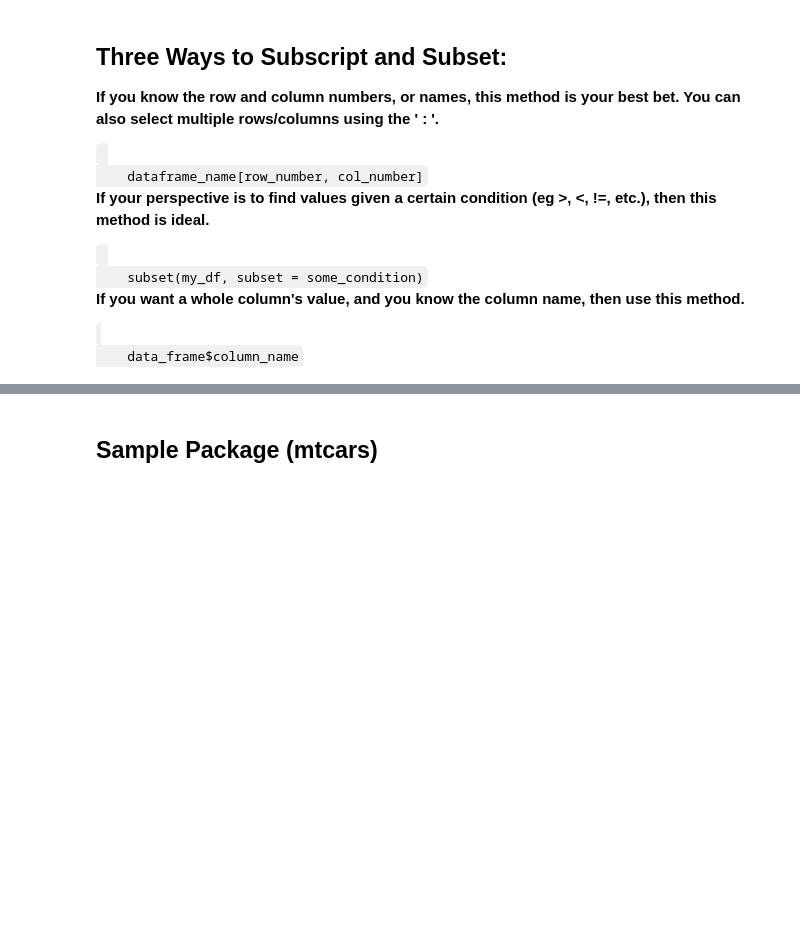
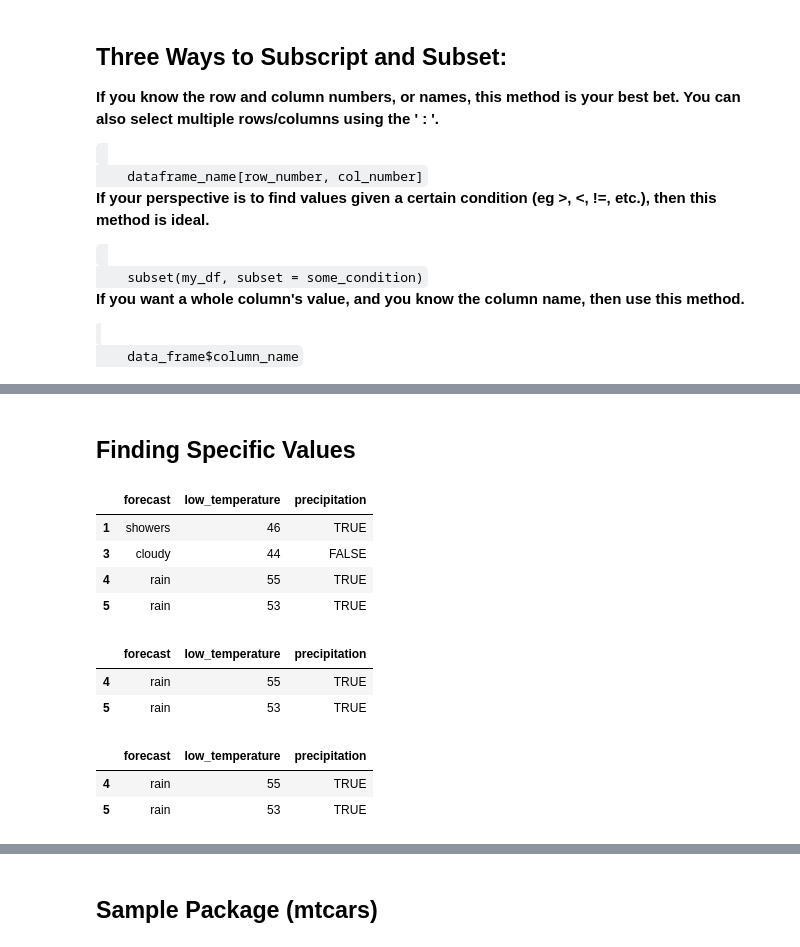
Before and after one commit to JasonFreeberg/R_Tutorials, a Jupyter notebook: Week4.ipynb, the cells around one changed output, grey strips where cells are left out. Drawn from its saved outputs; the diff is of its cells as text; code cells hidden in the pictures; blank space fills up the shorter version.

```diff
--- a/Week4.ipynb
+++ b/Week4.ipynb
@@ -112,0 +142,28 @@ data.frame(forecast, low_temperature, precipitation)
+# %% [markdown]
+## Finding Specific Values
+# %%
+forecast <- c("showers", "cloudy", "cloudy", "rain", "rain")
+low_temperature <- c(46, 34, 44, 55, 53)
+precipitation <- c(TRUE, FALSE, FALSE, TRUE, TRUE)
+weather <- data.frame(forecast, low_temperature, precipitation)
+
+# Identify days where the lowest temperature was greater 40
+weather[weather$low_temperature > 40, ]
+
+# Identify days where the lowest temperature was greater than the average low temperature
+weather[weather$low_temperature > mean(weather$low_temperature), ]
+
+# Identify days where the lowest temperature was greater than the average low temperature AND it was raining
+weather[weather$low_temperature > mean(weather$low_temperature) & (weather$precipitation == 1), ]
+# %% [output]
+|  | forecast | low_temperature | precipitation |
+| 1 | showers | 46 | TRUE |
+| 3 | cloudy | 44 | FALSE |
+| 4 | rain | 55 | TRUE |
+| 5 | rain | 53 | TRUE |
+|  | forecast | low_temperature | precipitation |
+| 4 | rain | 55 | TRUE |
+| 5 | rain | 53 | TRUE |
+|  | forecast | low_temperature | precipitation |
+| 4 | rain | 55 | TRUE |
+| 5 | rain | 53 | TRUE |
```
Also changed, not shown: parts of 9 cells of this notebook.
